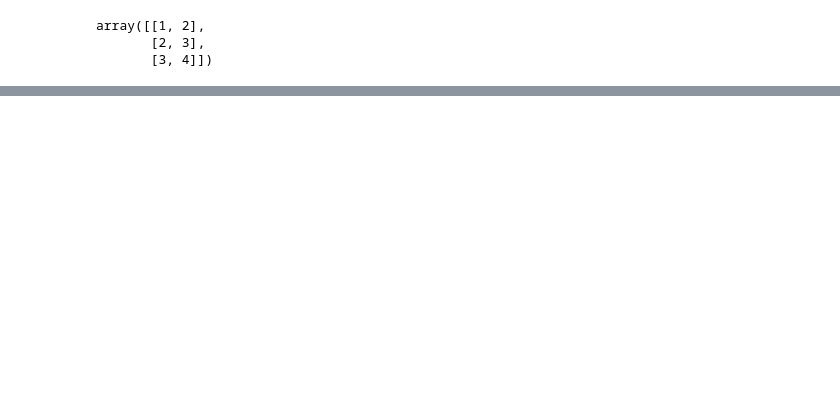
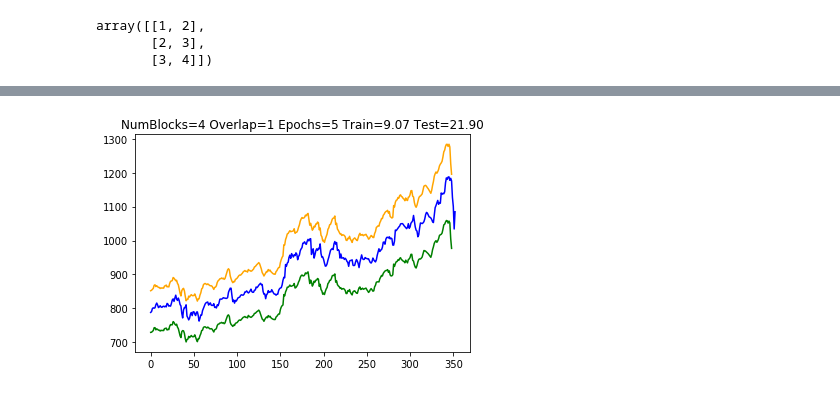
Before and after one commit to deepakgouda/StockPricePrediction, a Jupyter notebook: ResampledBlockBootstrap.ipynb, the cells around one changed output, grey strips where cells are left out. Drawn from its saved outputs; the diff is of its cells as text; code cells hidden in the pictures; blank space fills up the shorter version.

```diff
--- a/ResampledBlockBootstrap.ipynb
+++ b/ResampledBlockBootstrap.ipynb
@@ -229,6 +253,6 @@ print(np.std(testBand[:,0,:], axis = 0))
 # %%
 z_alpha = 1.96
-n = factorial(numInterval)
+n = factorial(numBlocks)
 
 confInterval = []
 
@@ -244,21 +268,23 @@ for i in range(testBand.shape[1]):
 # %%
 col = 0
 offset = len(trainPredict)+(lookBack*2)+2
 lower = []
 upper = []
 
 # Get upper and lower bounds
 for i in range(len(confInterval)):
     lower.append(confInterval[i][0][0])
     upper.append(confInterval[i][1][0])
 
 # XLower = np.array(range(offset+1, offset+1+testBand.shape[1]))
 # XUpper = np.array(range(offset+1, offset+1+testBand.shape[1]))
 # plt.plot(XLower, lower)
 # plt.plot(XUpper, upper)
-plt.plot(lower)
-plt.plot(upper)
+plt.plot(lower, color = 'green')
+plt.plot(upper, color = 'orange')
 plt.plot(scaler.inverse_transform(test)[:, col], color = 'blue')
-plt.title('NumInterval=%d Epochs=%d Train=%.2f Test=%.2f' % (numInterval, epoch, trainScore, testScore))
-plt.savefig("./Plots/ResampledBlockBootstrap/"+str(numInterval)+"_"+str(epoch)+".png")
+plt.title('NumBlocks=%d Overlap=%d Epochs=%d Train=%.2f Test=%.2f' % (numBlocks, overlap, epoch, trainScore, testScore))
+plt.savefig("./Plots/ResampledBlockBootstrap/"+str(numBlocks)+"_"+str(overlap)+"_"+str(epoch)+".png")
 plt.show()
+# %% [output]
+[figure, added]
```
Also changed, not shown: parts of 18 cells of this notebook, 6 other files.
